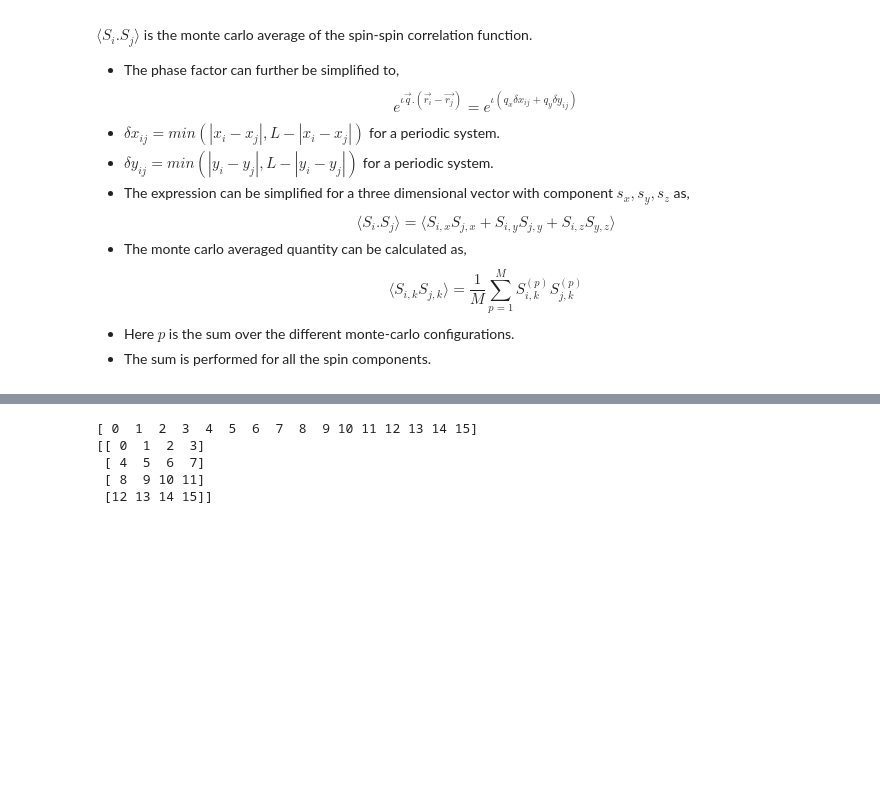
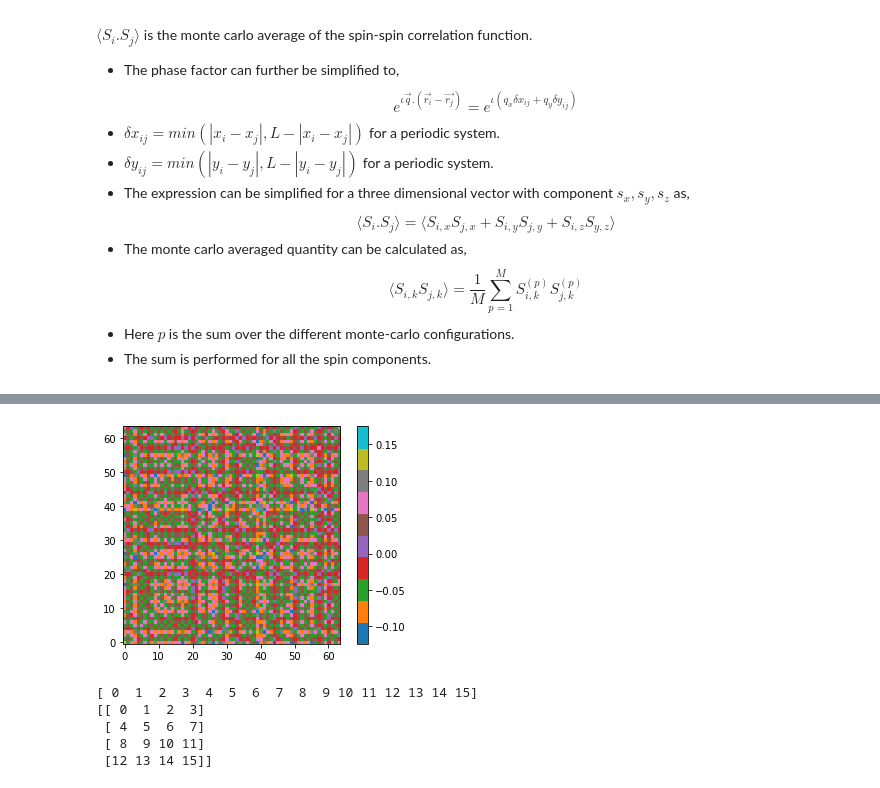
Before and after one commit to Shashi1a/tca_ptca, a Jupyter notebook: spinspincorr.ipynb, the cells around one changed output, grey strips where cells are left out. Saved outputs shown, nothing was run; the diff lists cells and outputs as text; code cells hidden in the pictures; blank space fills up the shorter version.

Commit message:
calculation for correlation function added

```diff
--- a/spinspincorr.ipynb
+++ b/spinspincorr.ipynb
@@ -269,3 +323,13 @@ sf.plothist(sf.compdf, 'mx', 'my', 'mz')
+# %%
+cmat1 = sf.correlationfn(1)
+cmat2 = sf.correlationfn(2)
+cmat3 = sf.correlationfn(3)
+# %%
+plt.imshow(cmat1,cmap='tab10',origin='lower')
+plt.colorbar()
+plt.show()
+# %% [output]
+[figure, added]
 # %%
 df_m,df_comp = pd.DataFrame(),pd.DataFrame()
 loopobj = StructureFactor(8)
```
Also changed, not shown: parts of 10 cells of this notebook.
